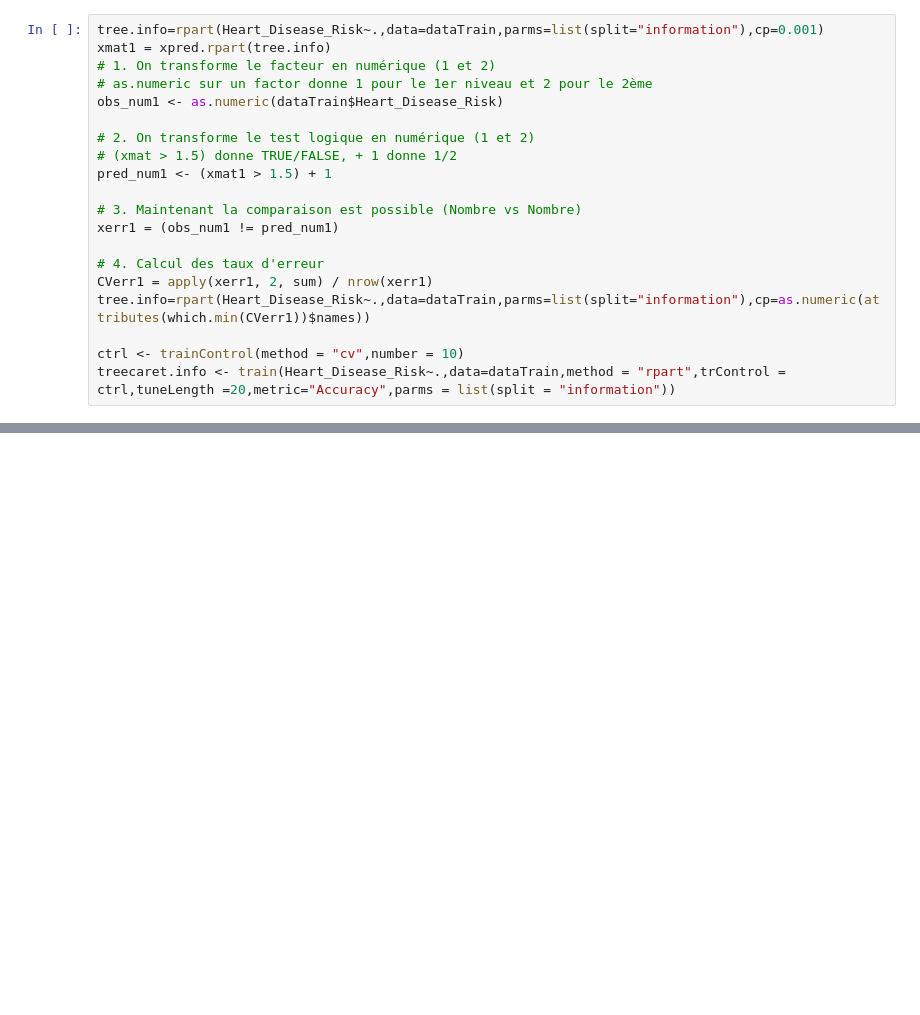
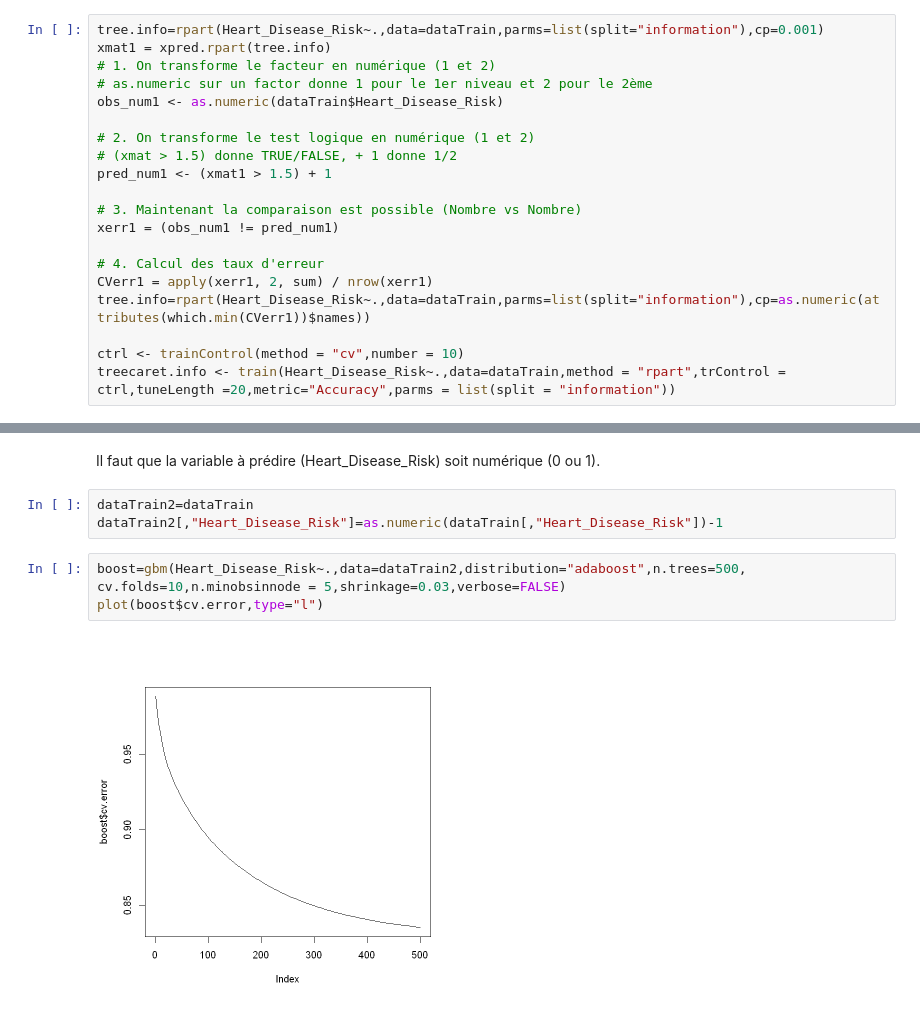
Before and after one commit to Eliott67/Projet_ML, a Jupyter notebook: etude_Heart_Disease_Risk_R.ipynb, the cells around one changed output, grey strips where cells are left out. Cells and saved outputs as stored; diff of their text form; blank space fills up the shorter version.

```diff
--- a/etude_Heart_Disease_Risk_R.ipynb
+++ b/etude_Heart_Disease_Risk_R.ipynb
@@ -720,0 +831,10 @@ Warning message:
+# %% [markdown]
+Il faut que la variable à prédire (Heart_Disease_Risk) soit numérique (0 ou 1).
+# %%
+dataTrain2=dataTrain
+dataTrain2[,"Heart_Disease_Risk"]=as.numeric(dataTrain[,"Heart_Disease_Risk"])-1
+# %%
+boost=gbm(Heart_Disease_Risk~.,data=dataTrain2,distribution="adaboost",n.trees=500, cv.folds=10,n.minobsinnode = 5,shrinkage=0.03,verbose=FALSE)
+plot(boost$cv.error,type="l")
+# %% [output]
+[figure, added]
```
Also changed, not shown: parts of 32 cells of this notebook.
